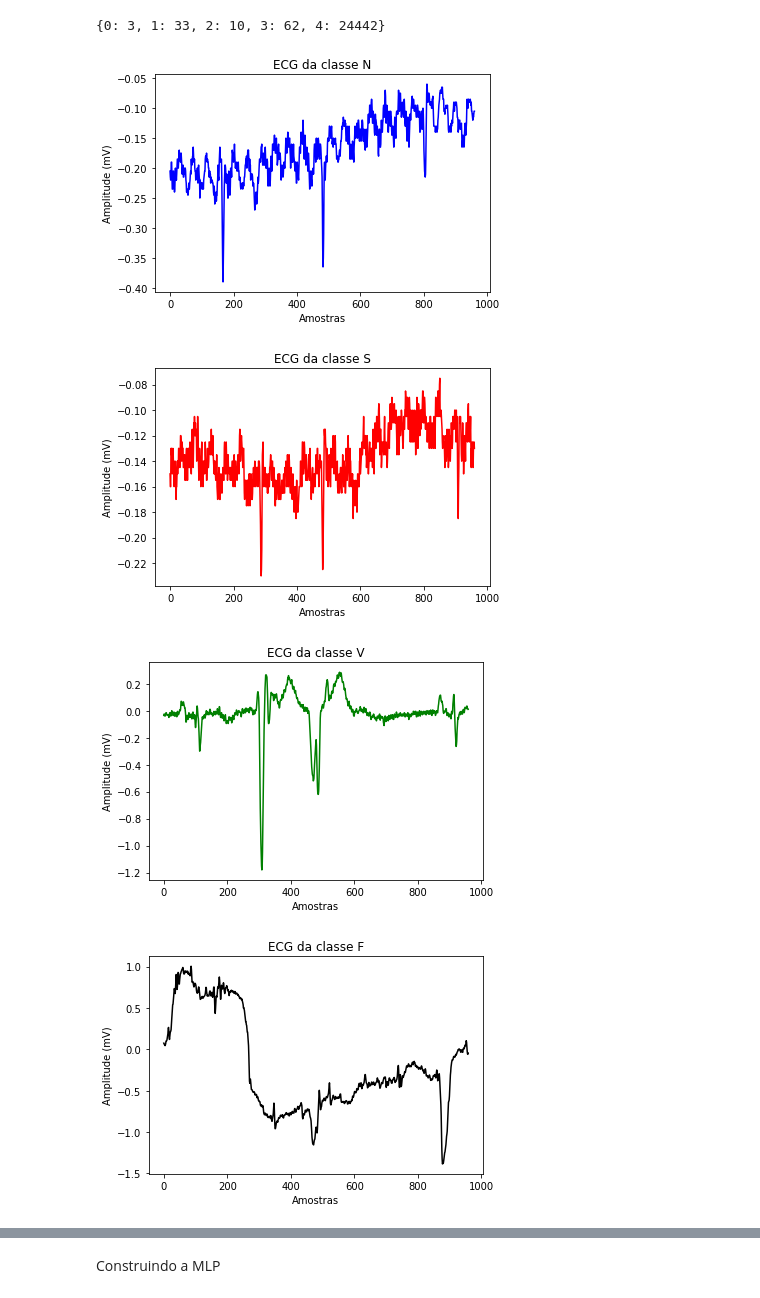
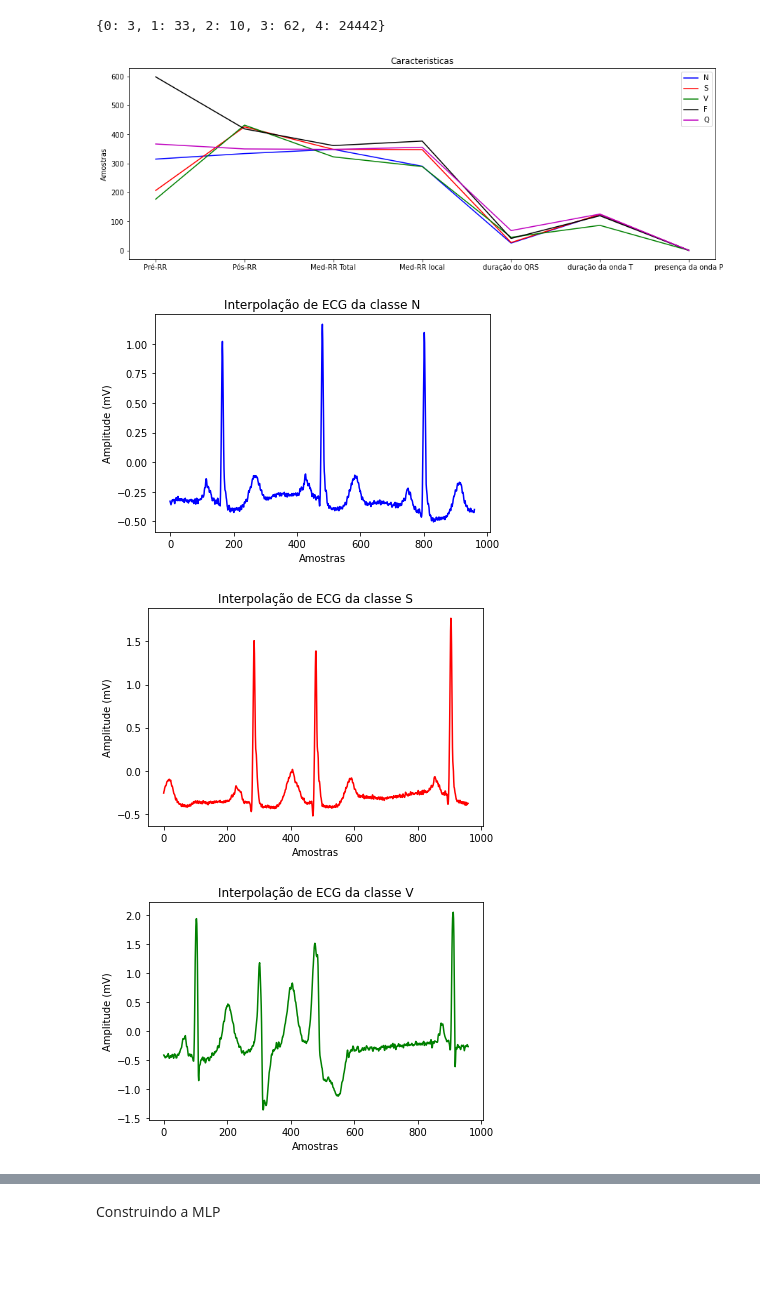
Before and after one commit to natnagata/Resultados_MLP_Arritmia, a Jupyter notebook: ModeloAAMIChazal.ipynb, the cells around one changed output, grey strips where cells are left out. Drawn from its saved outputs; the diff is of its cells as text; code cells hidden in the pictures; blank space fills up the shorter version.

```diff
--- a/ModeloAAMIChazal.ipynb
+++ b/ModeloAAMIChazal.ipynb
@@ -76,8 +58,8 @@ with open('simbolos_versaofinal.json', 'r') as json_file:
     simbolos = json.load(json_file)
 # %%
 periodo = 320
-X_train, Y_train_int, Sym_train = datasetAAMIChazal7(pasta, DS1, periodo, fs, simbolos)
-X_test, Y_test_int, Sym_test =    datasetAAMIChazal7(pasta, DS2, periodo, fs, simbolos)
+X_train, Y_train_int, Sym_train = datasetAAMIChazal10(pasta, DS1, periodo, fs, simbolos)
+X_test, Y_test_int, Sym_test =    datasetAAMIChazal10(pasta, DS2, periodo, fs, simbolos)
 # %%
 print(X_train.shape)
 print(X_test.shape)
@@ -102,12 +84,12 @@ pesos
 # %%
 id1 = np.where(Y_train_int == 0)[0][0]
 id2 = np.where(Y_train_int == 1)[0][0]
 id3 = np.where(Y_train_int == 2)[0][0]
 id4 = np.where(Y_train_int == 3)[0][0]
 id5 = np.where(Y_train_int == 4)[0][0]
-plotECG(False, X_train, id1, id2, id3, id4, id5)
+plotECG(True, X_train, id1, id2, id3, id4, id5)
 # %% [output]
-[figure, old version]
+[figure, new version]
-[figure, old version]
+[figure, new version]
-[figure, old version]
+[figure, new version]
-[figure, old version]
+[figure, new version]
```
Also changed, not shown: parts of 9 cells of this notebook.
